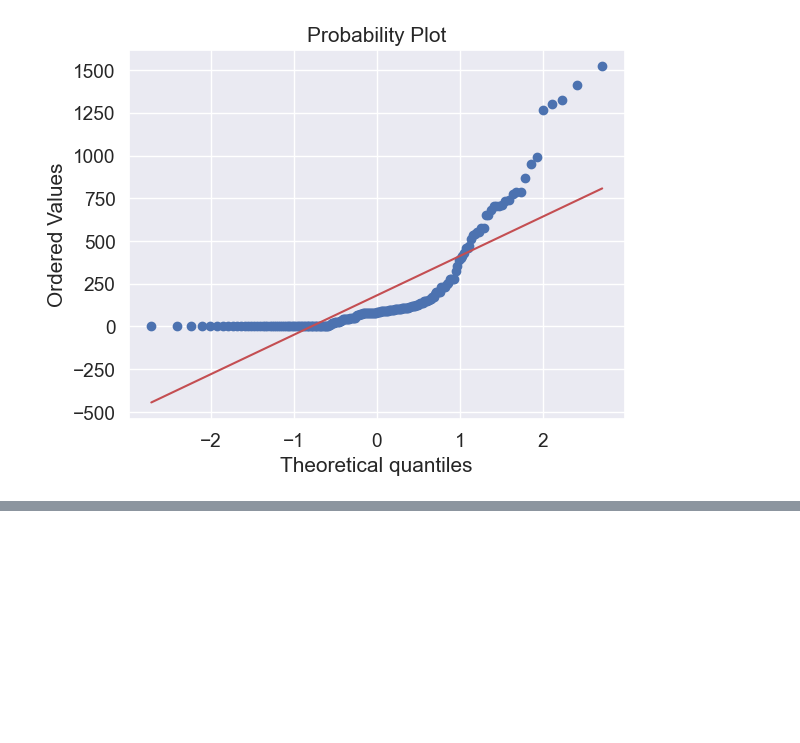
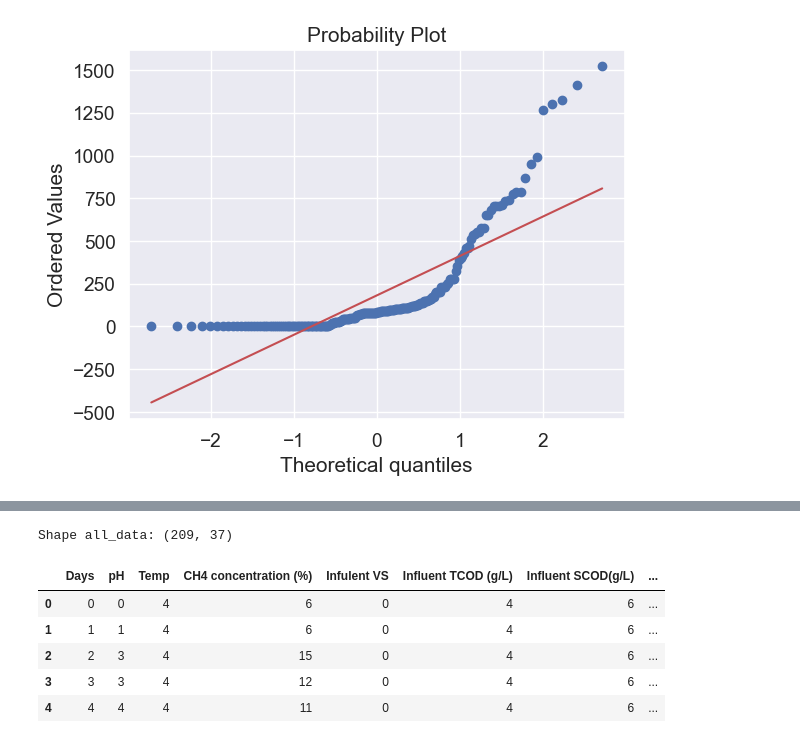
Before and after one commit to wenyi22/-, a Jupyter notebook: part1.ipynb, the cells around one changed output, grey strips where cells are left out. Drawn from its saved outputs; the diff is of its cells as text; code cells hidden in the pictures; blank space fills up the shorter version.

```diff
--- a/part1.ipynb
+++ b/part1.ipynb
@@ -358,11 +174,13 @@ for column, p_val in zip(train.select_dtypes(include=[np.number]).columns, p_val
 # %%
+# 使用線性插值來填充缺失的值
+train["MY"] = train["MY"].interpolate(method="linear", limit_direction="both")
+test["MY"] = test["MY"].interpolate(method="linear", limit_direction="both")
 
-# # 使用線性插值來填充缺失的值
-# train["MY"] = train["MY"].interpolate(method="linear", limit_direction="both")
-# test["MY"] = test["MY"].interpolate(method="linear", limit_direction="both")
 
-# train["CH4 concentration (%)"] = train["CH4 concentration (%)"].interpolate(method="linear", limit_direction="both")
-# test["CH4 concentration (%)"] = test["CH4 concentration (%)"].interpolate(method="linear", limit_direction="both")
+train["CH4 concentration (%)"] = train["CH4 concentration (%)"].interpolate(method="linear", limit_direction="both")
+test["CH4 concentration (%)"] = test["CH4 concentration (%)"].interpolate(method="linear", limit_direction="both")
+
+train["SCOD removal(%)"] = train["SCOD removal(%)"].fillna(0)
 # %%
 #isnull()看數據缺失值
 plt.figure(figsize=(10,10))
@@ -376,0 +259,23 @@ train.info()
+# %%
+#對分類變量編碼
+from sklearn.preprocessing import LabelEncoder
+cols = ('Days', 'pH', 'Temp', 'CH4 concentration (%)', 'Infulent VS',
+                     'Influent TCOD (g/L)', 'Influent SCOD(g/L)', 'SCOD(g/L)', 'TCOD(g/L)',
+                     'TCOD removal(%)', 'SCOD removal(%)', 'C/N ratio', 'Butanol', 'Acetate',
+                     'Propionate', 'i-Butyrate', 'n-Butyrate', 'Total VFA', 'TN', 'TAN',
+                     'TKN', 'NH4+-N', 'Hydrolysis(%)', 'Acidogensis(%)', 'Methanogenesis(%)',
+                     'VS Influent(g/L)', 'TS Influent(g/L)', 'TS(g/L)', 'VS(g/L)',
+                     'VS/TS(%)', 'TS removal(%)', 'VS removal(%)', 'OLR (g-VS/(L· d))',
+                     'MPR', 'MY', 'BPR', 'BY')
+
+for c in cols:
+    lbl = LabelEncoder()
+    lbl.fit(list(train[c].values))
+    train[c] = lbl.transform(list(train[c].values))
+
+
+
+#查看數據維度
+print('Shape all_data: {}'.format(train.shape))
+# %% [output]
+Shape all_data: (209, 37)
@@ -376,0 +309,11 @@ train.info()
+# %%
+#轉換成虛擬變數
+train_dummy_data = pd.get_dummies(train)
+train_dummy_data.head()
+# %% [output]
+|  | Days | pH | Temp | CH4 concentration (%) | Infulent VS | Influent TCOD (g/L) | Influent SCOD(g/L) | ... |
+| 0 | 0 | 0 | 4 | 6 | 0 | 4 | 6 | ... |
+| 1 | 1 | 1 | 4 | 6 | 0 | 4 | 6 | ... |
+| 2 | 2 | 3 | 4 | 15 | 0 | 4 | 6 | ... |
+| 3 | 3 | 3 | 4 | 12 | 0 | 4 | 6 | ... |
+| 4 | 4 | 4 | 4 | 11 | 0 | 4 | 6 | ... |
```
Also changed, not shown: parts of 29 cells of this notebook, 3 other files.
